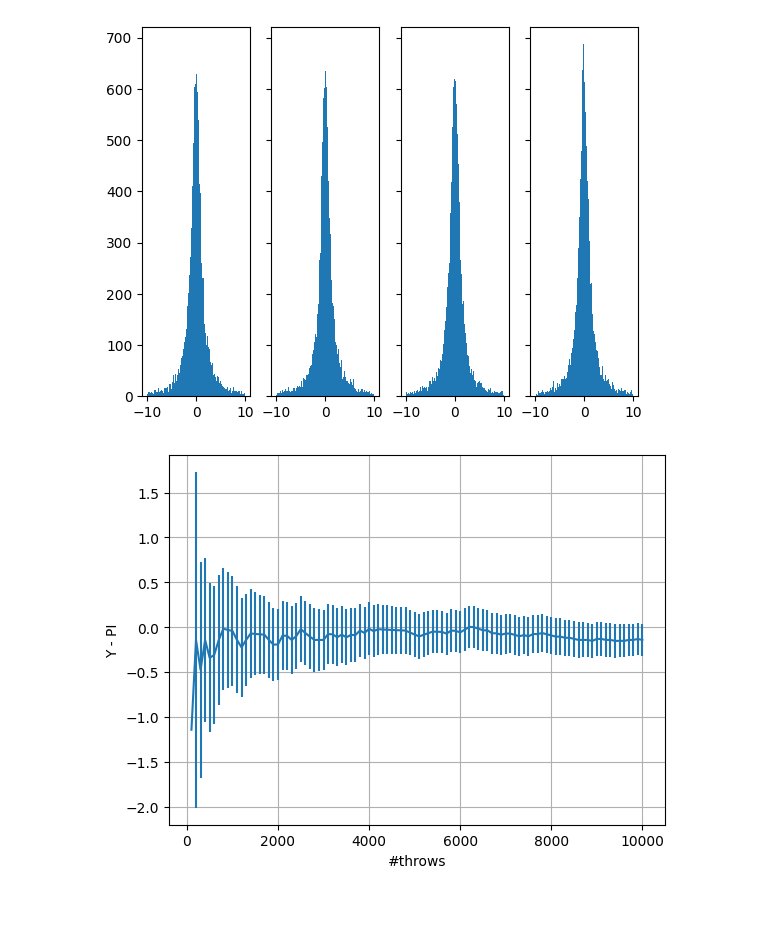
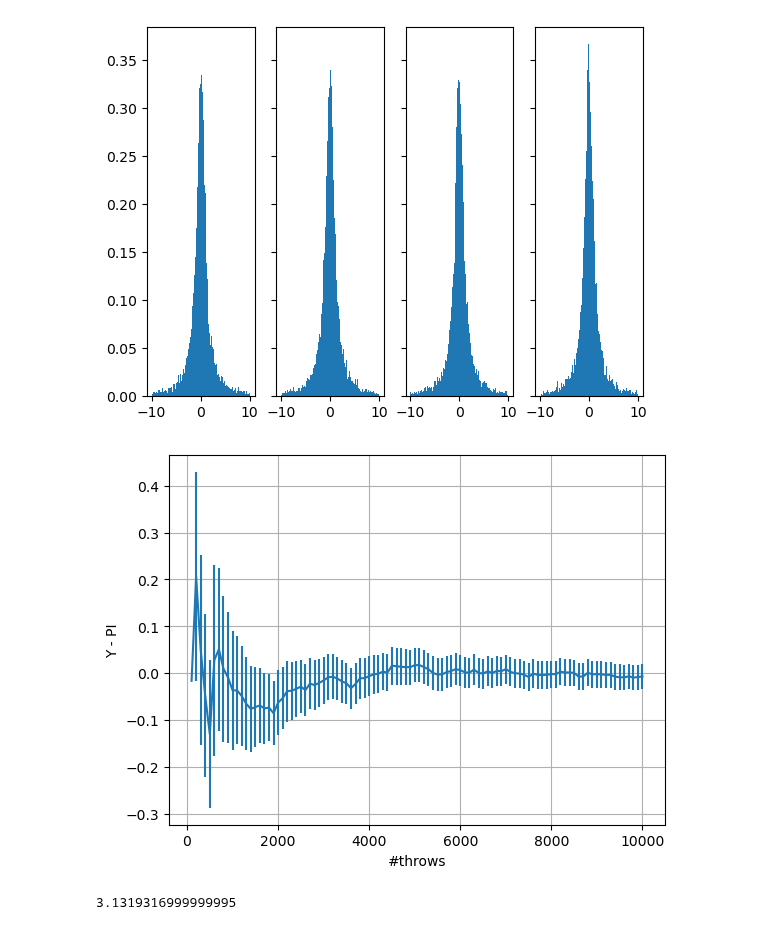
Before and after one commit to YggdrasilUrthr/NSL, a Jupyter notebook: Lab1/Ex1.ipynb, the cells around one changed output. Cells and saved outputs as stored; diff of their text form; code cells hidden in the pictures.

```diff
--- a/Lab1/Ex1.ipynb
+++ b/Lab1/Ex1.ipynb
@@ -1 +1,8 @@
+# %%
+import matplotlib.pyplot as plt
+import numpy as np
+import math
+import scipy.stats as ss
+
+csv_path = "./CSV/"
 # %%
@@ -57,22 +77,25 @@ for i in range(0, 4):
 # %%
-cl_data = np.loadtxt("Ex1_2_cl.csv", delimiter=',')
+cl_data = np.loadtxt(csv_path + "Ex1_2_cl.csv", delimiter=',')
 
 fig, axs = plt.subplots(1, 4, sharey='row')
 
 for i in range(0, 4):
 
-    counts, bins = np.histogram(cl_data[:,i], 100, [-10, 10])
+    counts, bins = np.histogram(cl_data[:,i], 100, [-10, 10], density=True)
     axs[i].hist(bins[:-1], bins, weights=counts)
 # %% [output]
-[figure, old version]
+[figure, new version]
 # %%
-pi_data = np.loadtxt("Ex1_3.csv", delimiter=',')
+pi_data = np.loadtxt(csv_path + "Ex1_3.csv", delimiter=',')
 x = np.arange(1, 101, 1) * 100
 
 plt.errorbar(x,pi_data[:,0] - math.pi,yerr=pi_data[:,1])
 plt.xlabel('#throws')
 plt.ylabel('Y - PI')
 plt.grid(True)
 plt.show()
+
+print(np.average(pi_data[:,0]))
 # %% [output]
-[figure, old version]
+[figure, new version]
+3.1319316999999995
```
Also changed, not shown: parts of 7 cells of this notebook, 27 other files.
